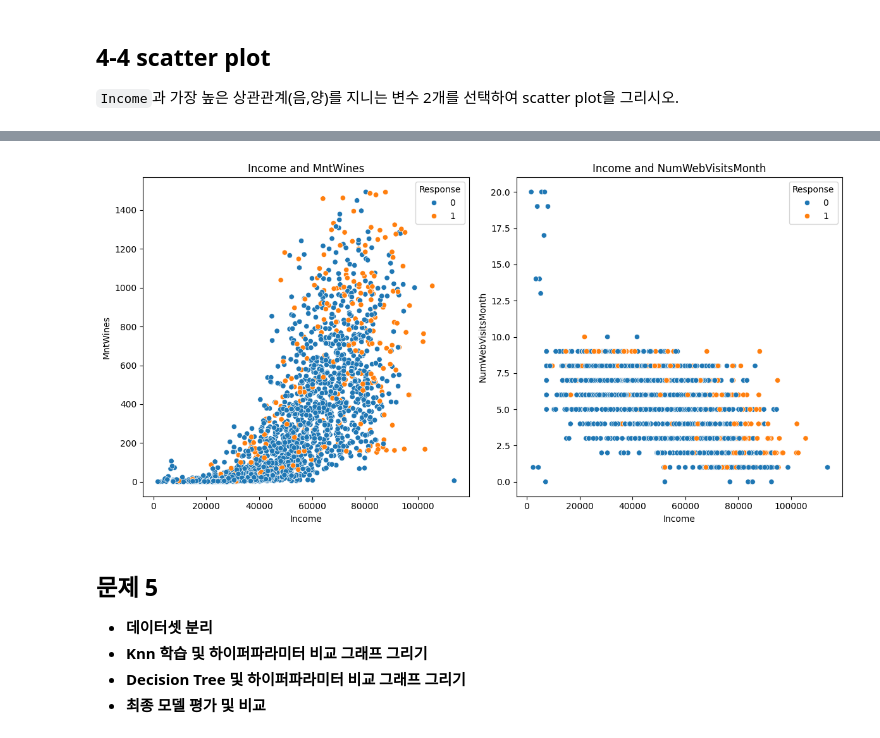
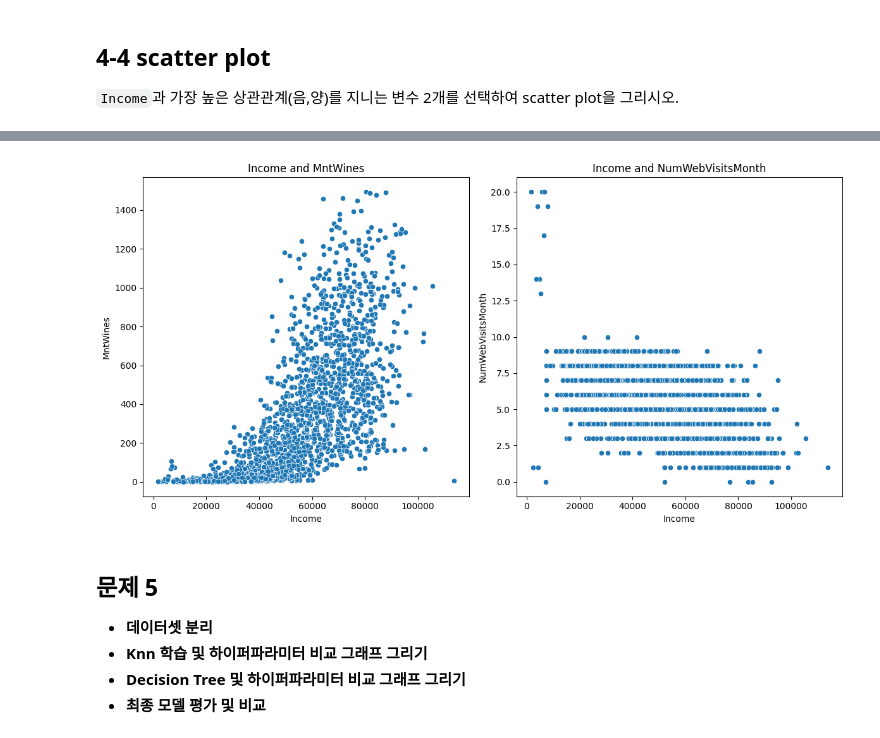
Before and after one commit to leebyounghan/2024S-Ajou-ML, a Jupyter notebook: HW1_정답.ipynb, the cells around one changed output, grey strips where cells are left out. Cells and saved outputs as stored; diff of their text form; code cells hidden in the pictures.

```diff
--- a/HW1_정답.ipynb
+++ b/HW1_정답.ipynb
@@ -740,25 +722,25 @@ corr.style.background_gradient(cmap='coolwarm')
 # %%
 ################  문제 4-4  ####################
 # 소스코드를 입력하고 캡처 후 보고서에 업로드하세요.
 # 코드 시작과 코드 끝 라인을 삭제하지 마세요.
 ################ 코드 시작  #####################
 
 fig, axes = plt.subplots(nrows=1, ncols=2, figsize=(12, 6))
 
-sns.scatterplot(data = data , x = 'Income', y = 'MntWines', hue= "Response", ax = axes[0])
+sns.scatterplot(data = data , x = 'Income', y = 'MntWines', ax = axes[0])
 axes[0].set_title('Income and MntWines')
 
-sns.scatterplot(data = data , x = 'Income', y = 'NumWebVisitsMonth', hue= "Response", ax = axes[1])
+sns.scatterplot(data = data , x = 'Income', y = 'NumWebVisitsMonth', ax = axes[1])
 axes[1].set_title('Income and NumWebVisitsMonth')
 
 plt.tight_layout()  # 그래프 간격 조정
 plt.show()
 
 
 ################ 코드 끝  ######################
 ##############################################
 # %% [output]
-[figure, old version]
+[figure, new version]
 # %% [markdown]
 ## 문제 5
 - **데이터셋 분리**
```
Also changed, not shown: parts of 7 cells of this notebook.
